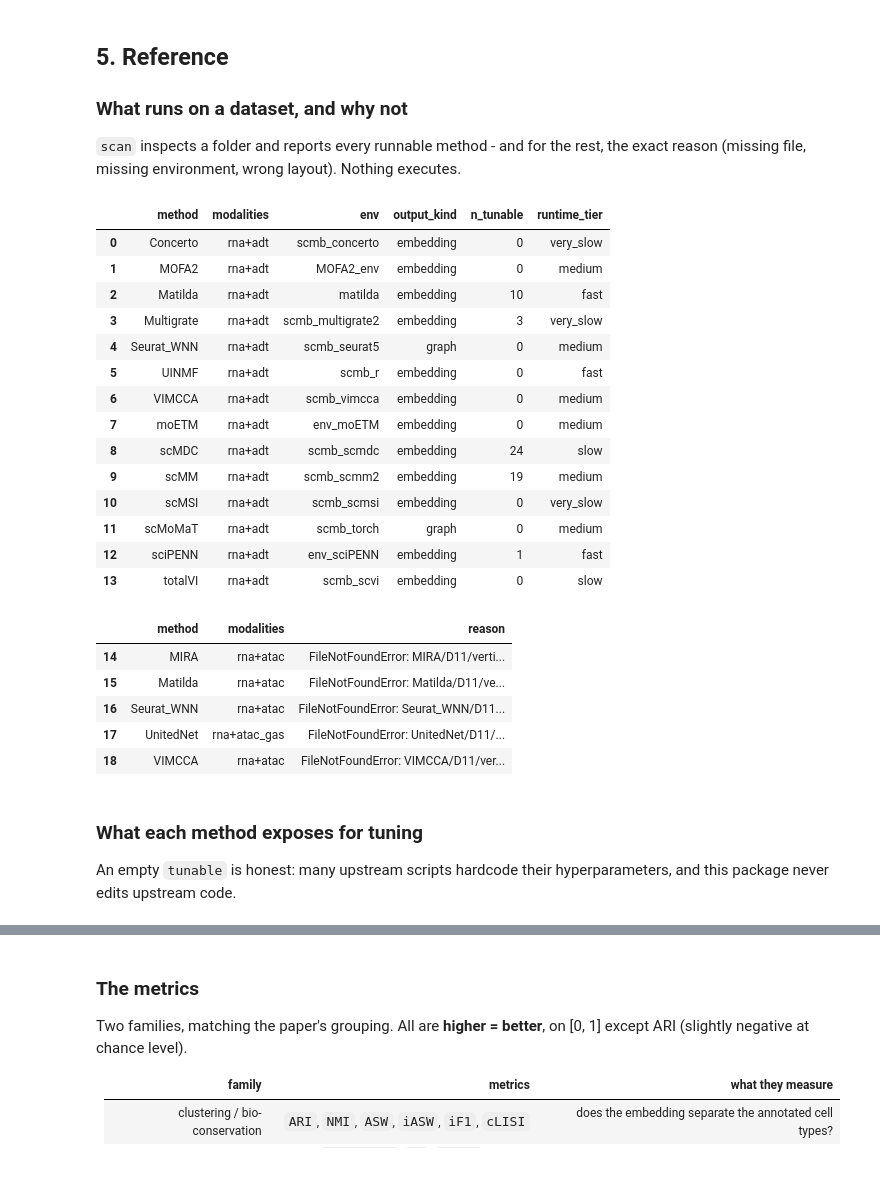
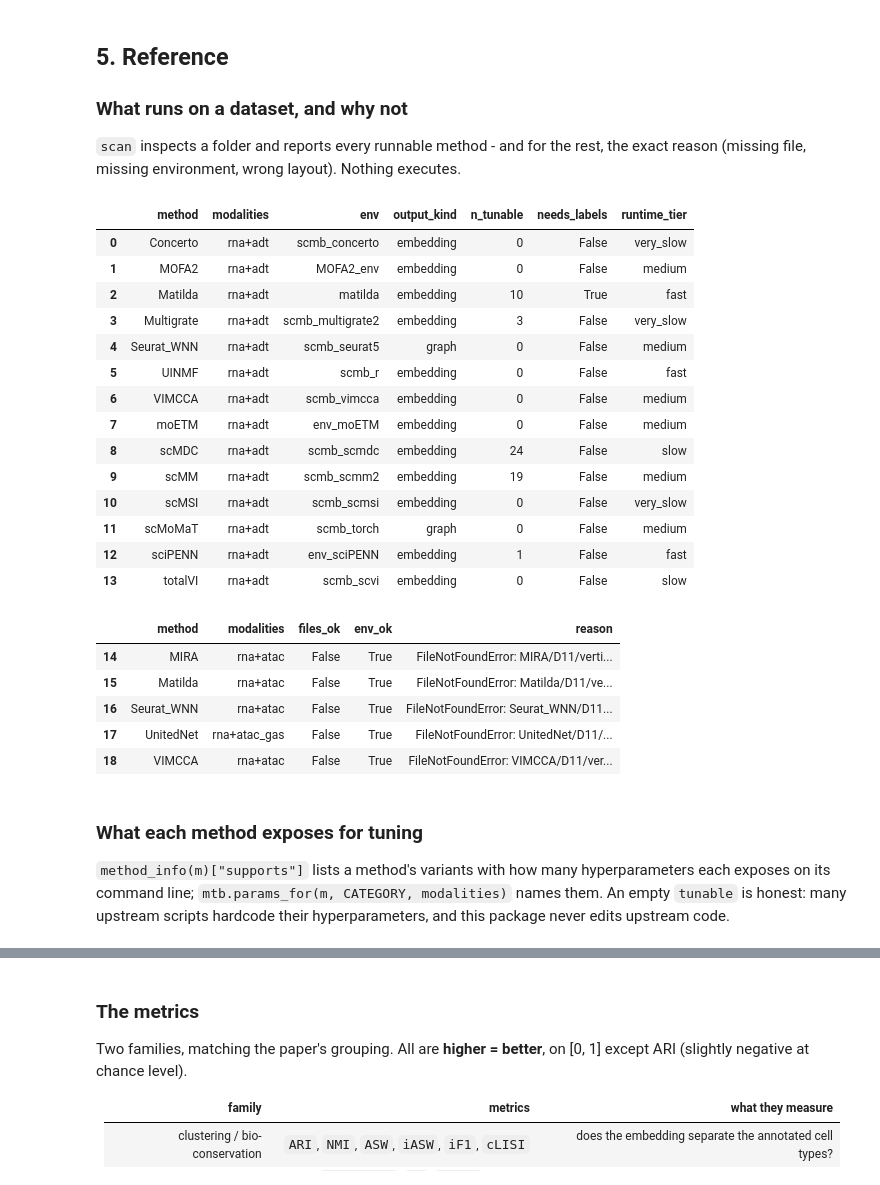
Before and after one commit to DSichang/scMultiBench, a Jupyter notebook: tutorials/vertical/vertical.ipynb, the cells around one changed output, grey strips where cells are left out. Cells and saved outputs as stored; diff of their text form; code cells hidden in the pictures.

```diff
--- a/tutorials/vertical/vertical.ipynb
+++ b/tutorials/vertical/vertical.ipynb
@@ -177,13 +168,0 @@ Converting an AnnData object to that layout, executed:
-# %%
-import anndata as ad, numpy as np, h5py, tempfile, os
-tmp = tempfile.mkdtemp()
-demo = ad.AnnData(X=np.random.poisson(2.0, size=(120, 40)).astype(float))
-demo.obs_names = [f"cell{i}" for i in range(120)]
-demo.var_names = [f"gene{i}" for i in range(40)]
-src = os.path.join(tmp, "demo.h5ad"); demo.write_h5ad(src)
-
-dst = os.path.join(tmp, "rna.h5")
-mtb.io.to_canonical(src, dst)
-with h5py.File(dst) as f:
-    print("keys :", sorted(f["matrix"].keys()))
-    print("shape:", f["matrix/data"].shape, "(features x cells - transposed for you)")
@@ -280,5 +308,6 @@ CSV read, and `mtb.plot.bubble` takes it from there:
 # %%
-long = pd.read_csv(RESULTS / "long_all_D11.csv")
+long = mtb.load_results(CATEGORY, dataset=DATASET, source="rerun")
+print(long.method.nunique(), "methods,", long.source.unique())
 fig = mtb.plot.bubble(long)
 fig.set_dpi(110)
 fig
@@ -310,0 +330,5 @@ mtb.plot.bubble(pair, aggregate="summary",
+# %%
+pair = mtb.load_results(CATEGORY, dataset=[DATASET, DATASET + "s"], source="rerun")
+print(pair.groupby("dataset").method.nunique().to_dict())
+mtb.plot.bubble(pair, aggregate="summary", require_complete=True,
+                title=f"Summary of 2 vertical datasets")
@@ -319,35 +360,37 @@ executes.
 # %%
 avail = mtb.scan(DATASET, category=CATEGORY)
 avail[avail.runnable][["method", "modalities", "env", "output_kind",
-                       "n_tunable", "runtime_tier"]]
+                       "n_tunable", "needs_labels", "runtime_tier"]]
 # %% [output]
-|  | method | modalities | env | output_kind | n_tunable | runtime_tier |
-| 0 | Concerto | rna+adt | scmb_concerto | embedding | 0 | very_slow |
-| 1 | MOFA2 | rna+adt | MOFA2_env | embedding | 0 | medium |
-| 2 | Matilda | rna+adt | matilda | embedding | 10 | fast |
-| 3 | Multigrate | rna+adt | scmb_multigrate2 | embedding | 3 | very_slow |
-| 4 | Seurat_WNN | rna+adt | scmb_seurat5 | graph | 0 | medium |
-| 5 | UINMF | rna+adt | scmb_r | embedding | 0 | fast |
-| 6 | VIMCCA | rna+adt | scmb_vimcca | embedding | 0 | medium |
-| 7 | moETM | rna+adt | env_moETM | embedding | 0 | medium |
-| 8 | scMDC | rna+adt | scmb_scmdc | embedding | 24 | slow |
-| 9 | scMM | rna+adt | scmb_scmm2 | embedding | 19 | medium |
-| 10 | scMSI | rna+adt | scmb_scmsi | embedding | 0 | very_slow |
-| 11 | scMoMaT | rna+adt | scmb_torch | graph | 0 | medium |
-| 12 | sciPENN | rna+adt | env_sciPENN | embedding | 1 | fast |
-| 13 | totalVI | rna+adt | scmb_scvi | embedding | 0 | slow |
+|  | method | modalities | env | output_kind | n_tunable | needs_labels | runtime_tier |
+| 0 | Concerto | rna+adt | scmb_concerto | embedding | 0 | False | very_slow |
+| 1 | MOFA2 | rna+adt | MOFA2_env | embedding | 0 | False | medium |
+| 2 | Matilda | rna+adt | matilda | embedding | 10 | True | fast |
+| 3 | Multigrate | rna+adt | scmb_multigrate2 | embedding | 3 | False | very_slow |
+| 4 | Seurat_WNN | rna+adt | scmb_seurat5 | graph | 0 | False | medium |
+| 5 | UINMF | rna+adt | scmb_r | embedding | 0 | False | fast |
+| 6 | VIMCCA | rna+adt | scmb_vimcca | embedding | 0 | False | medium |
+| 7 | moETM | rna+adt | env_moETM | embedding | 0 | False | medium |
+| 8 | scMDC | rna+adt | scmb_scmdc | embedding | 24 | False | slow |
+| 9 | scMM | rna+adt | scmb_scmm2 | embedding | 19 | False | medium |
+| 10 | scMSI | rna+adt | scmb_scmsi | embedding | 0 | False | very_slow |
+| 11 | scMoMaT | rna+adt | scmb_torch | graph | 0 | False | medium |
+| 12 | sciPENN | rna+adt | env_sciPENN | embedding | 1 | False | fast |
+| 13 | totalVI | rna+adt | scmb_scvi | embedding | 0 | False | slow |
 # %%
-not_ok = avail[~avail.runnable][["method", "modalities", "reason"]]
+not_ok = avail[~avail.runnable][["method", "modalities", "files_ok", "env_ok", "reason"]]
 not_ok.head(5) if len(not_ok) else "(everything in this category runs here)"
 # %% [output]
-|  | method | modalities | reason |
-| 14 | MIRA | rna+atac | FileNotFoundError: MIRA/D11/verti... |
-| 15 | Matilda | rna+atac | FileNotFoundError: Matilda/D11/ve... |
-| 16 | Seurat_WNN | rna+atac | FileNotFoundError: Seurat_WNN/D11... |
-| 17 | UnitedNet | rna+atac_gas | FileNotFoundError: UnitedNet/D11/... |
-| 18 | VIMCCA | rna+atac | FileNotFoundError: VIMCCA/D11/ver... |
+|  | method | modalities | files_ok | env_ok | reason |
+| 14 | MIRA | rna+atac | False | True | FileNotFoundError: MIRA/D11/verti... |
+| 15 | Matilda | rna+atac | False | True | FileNotFoundError: Matilda/D11/ve... |
+| 16 | Seurat_WNN | rna+atac | False | True | FileNotFoundError: Seurat_WNN/D11... |
+| 17 | UnitedNet | rna+atac_gas | False | True | FileNotFoundError: UnitedNet/D11/... |
+| 18 | VIMCCA | rna+atac | False | True | FileNotFoundError: VIMCCA/D11/ver... |
 # %% [markdown]
 ### What each method exposes for tuning
 
-An empty `tunable` is honest: many upstream scripts hardcode their
-hyperparameters, and this package never edits upstream code.
+`method_info(m)["supports"]` lists a method's variants with how many
+hyperparameters each exposes on its command line; `mtb.params_for(m, CATEGORY,
+modalities)` names them. An empty `tunable` is honest: many upstream scripts
+hardcode their hyperparameters, and this package never edits upstream code.
```
Also changed, not shown: parts of 35 cells of this notebook, 18 other files.
